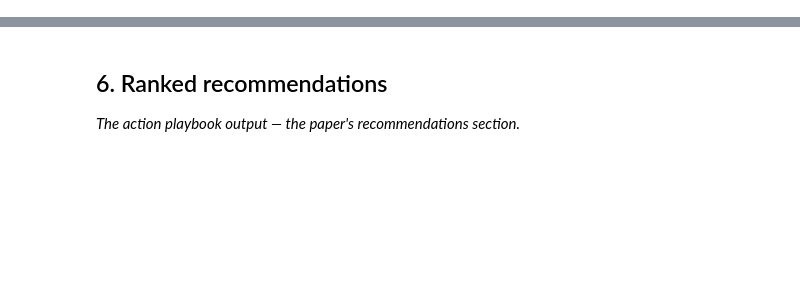
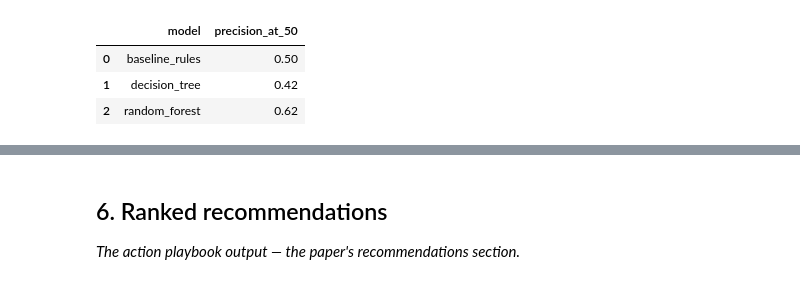
Before and after one commit to Fatima-05/FlyRank-ML, a Jupyter notebook: work/notebooks/capstone.ipynb, the cells around one changed output, grey strips where cells are left out. Cells and saved outputs as stored; diff of their text form; code cells hidden in the pictures; blank space fills up the shorter version.

```diff
--- a/work/notebooks/capstone.ipynb
+++ b/work/notebooks/capstone.ipynb
@@ -28,0 +127,73 @@ This skeleton is yours to fill. Work the sections **in order** — each one has
+# %%
+def baseline_score(row):
+    """Hand-written rule using only non-label signals."""
+    score = 0
+    imp = row.get("impressions_90d", 0) or 0
+    age = row.get("content_age_days", 0) or 0
+    ctr = row.get("ctr", None)
+    pos = row.get("avg_position", None)
+    words = row.get("word_count", 0) or 0
+
+    # visibility / demand
+    if imp >= 5000:
+        score += 30
+    elif imp >= 2000:
+        score += 20
+    elif imp >= 500:
+        score += 10
+
+    # aging content
+    if age >= 365:
+        score += 25
+    elif age >= 180:
+        score += 15
+    elif age >= 90:
+        score += 5
+
+    # weak CTR on visible pages
+    if ctr is not None and imp >= 500:
+        if ctr < 0.01:
+            score += 20
+        elif ctr < 0.02:
+            score += 10
+
+    # striking-distance-ish position
+    if pos is not None:
+        if 4 <= pos <= 15:
+            score += 15
+        elif 15 < pos <= 30:
+            score += 5
+
+    # thin content flag
+    if words > 0 and words < 400:
+        score += 5
+
+    return score
+
+def precision_at_k(frame, score_col, k=50):
+    top = frame.sort_values(score_col, ascending=False).head(k)
+    return float(top["is_declining"].mean())
+
+test = df.iloc[test_idx].copy()
+test["baseline_score"] = test.apply(baseline_score, axis=1)
+
+rf = RandomForestClassifier(n_estimators=200, max_depth=8, random_state=42, n_jobs=-1)
+dt = DecisionTreeClassifier(max_depth=6, random_state=42)
+rf.fit(X_tr, y_tr)
+dt.fit(X_tr, y_tr)
+
+test["rf_score"] = rf.predict_proba(X_te)[:, 1]
+test["dt_score"] = dt.predict_proba(X_te)[:, 1]
+
+p_base = precision_at_k(test, "baseline_score")
+p_dt = precision_at_k(test, "dt_score")
+p_rf = precision_at_k(test, "rf_score")
+
+results = pd.DataFrame({
+    "model": ["baseline_rules", "decision_tree", "random_forest"],
+    "precision_at_50": [p_base, p_dt, p_rf],
+})
+print(results)
+print(f"RF / baseline: {p_rf / max(p_base, 1e-9):.2f}x")
+results
+# %% [output]
@@ -28,0 +205,4 @@ This skeleton is yours to fill. Work the sections **in order** — each one has
+|  | model | precision_at_50 |
+| 0 | baseline_rules | 0.50 |
+| 1 | decision_tree | 0.42 |
+| 2 | random_forest | 0.62 |
```
Also changed, not shown: parts of 17 cells of this notebook.
